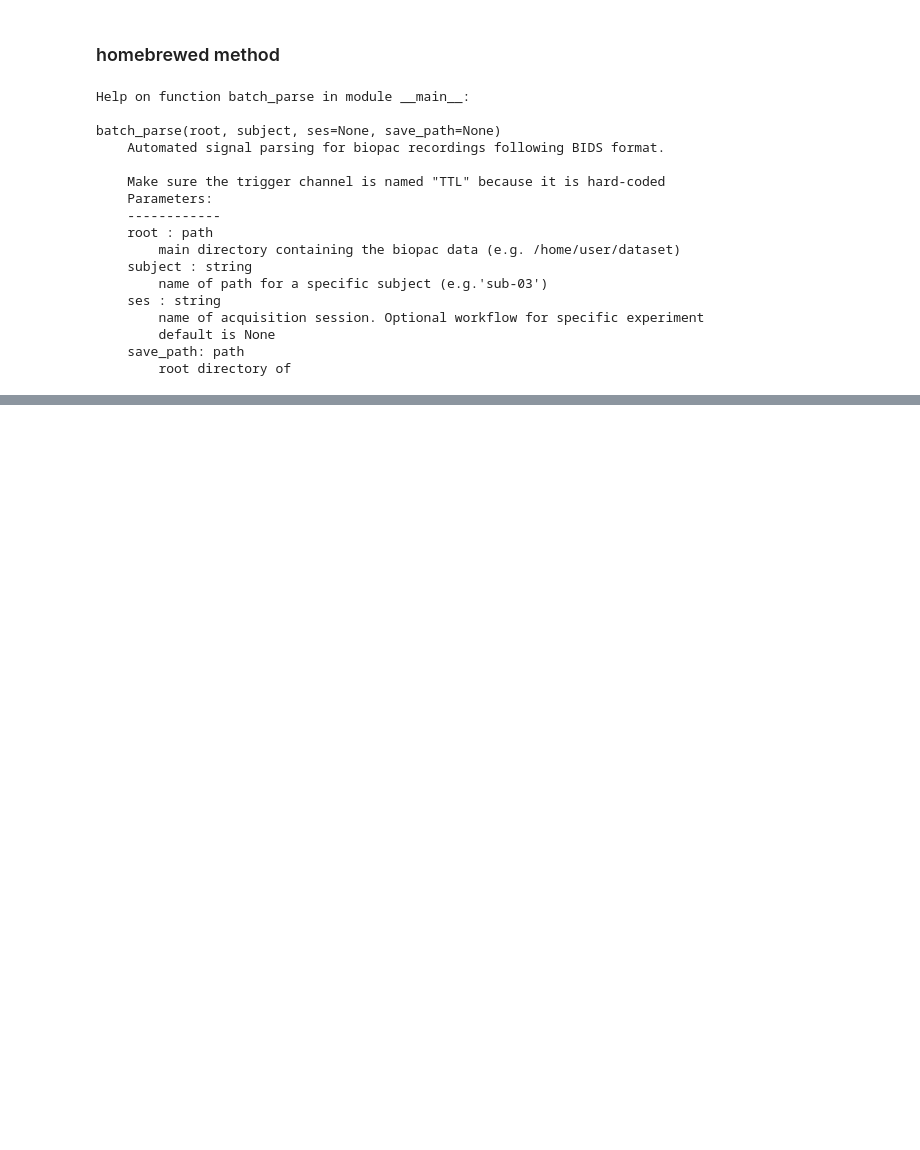
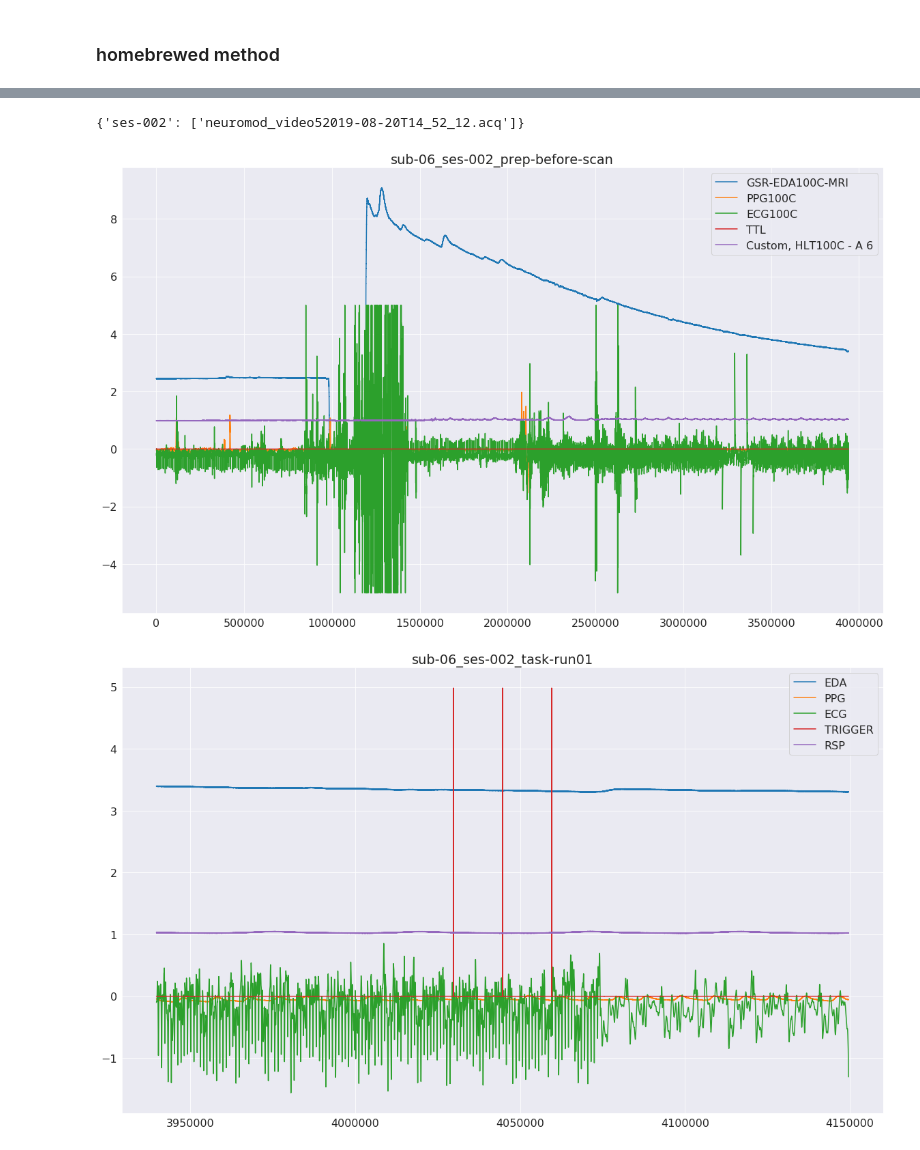
Before and after one commit to sangfrois/ds_prep, a Jupyter notebook: physio/notebooks/converting.ipynb, the cells around one changed output, grey strips where cells are left out. Cells and saved outputs as stored; diff of their text form; code cells hidden in the pictures; blank space fills up the shorter version.

```diff
--- a/physio/notebooks/converting.ipynb
+++ b/physio/notebooks/converting.ipynb
@@ -116,22 +116,5 @@ Name: in_file, dtype: object
 # %% [markdown]
 ### homebrewed method
-# %%
-help(batch_parse)
-# %% [output]
-Help on function batch_parse in module __main__:
-
-batch_parse(root, subject, ses=None, save_path=None)
-    Automated signal parsing for biopac recordings following BIDS format.
-
-    Make sure the trigger channel is named "TTL" because it is hard-coded
-    Parameters:
-    ------------
-    root : path
-        main directory containing the biopac data (e.g. /home/user/dataset)
-    subject : string
-        name of path for a specific subject (e.g.'sub-03')
-    ses : string
-        name of acquisition session. Optional workflow for specific experiment
-        default is None
-    save_path: path
-        root directory of
+# %%
+batch_parse(root='/data/neuromod/DATA/cneuromod/movie10/sourcedata/physio', subject='sub-06', ses='ses-002', save_path='/home/francois.lespinasse/physiological-signals/tests/conversion/')
+# %% [output]
@@ -137,0 +138,3 @@ batch_parse(root, subject, ses=None, save_path=None)
+{'ses-002': ['neuromod_video52019-08-20T14_52_12.acq']}
+[figure, added]
+[figure, added]
```
Also changed, not shown: parts of 14 cells of this notebook, 5 other files.
